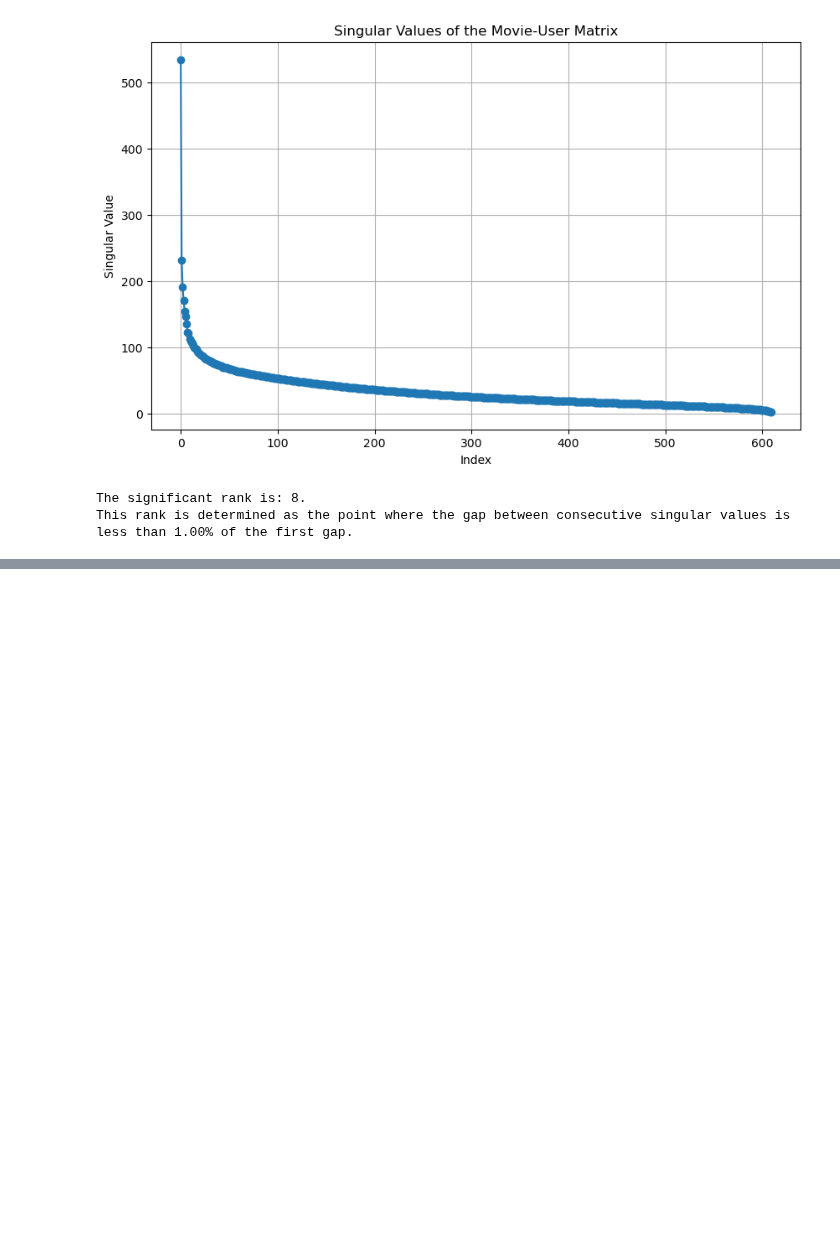
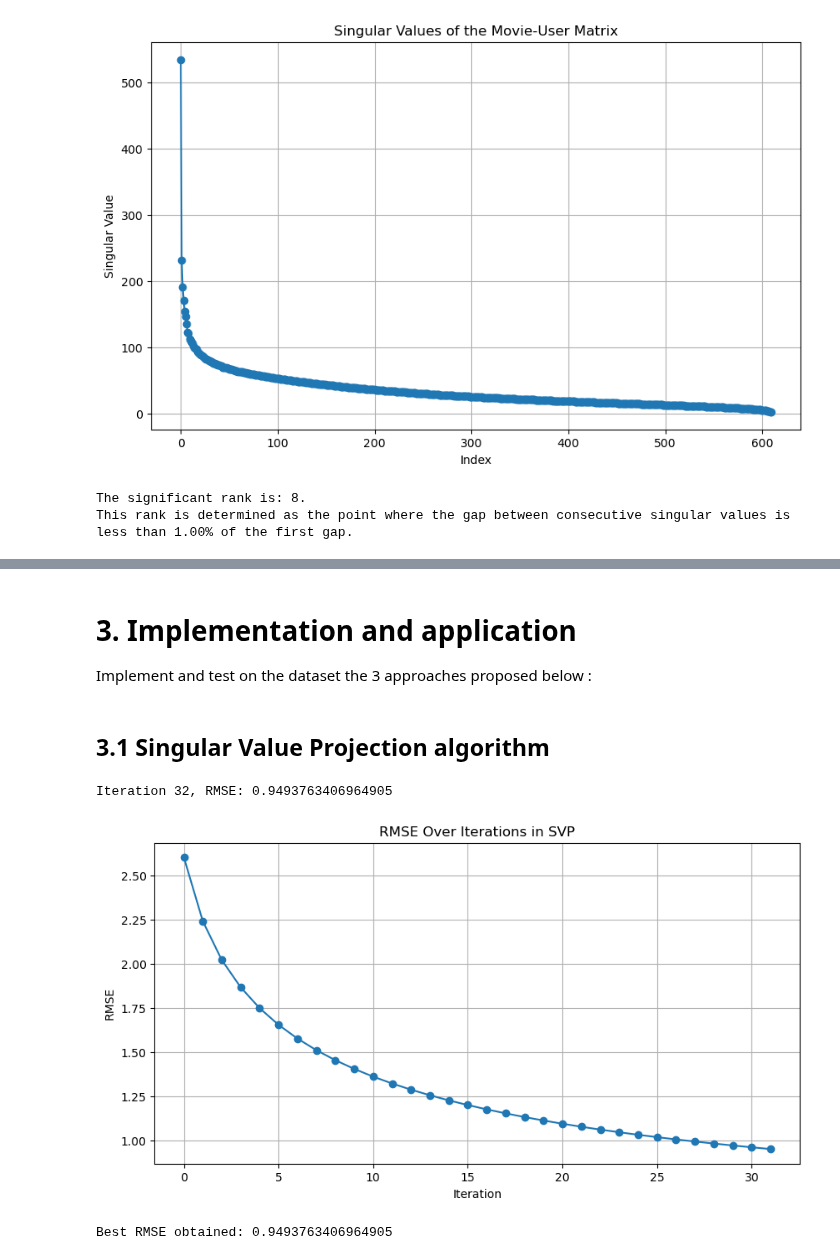
Before and after one commit to Gogonemnem/ensai-assignments, a Jupyter notebook: movie-recommender.ipynb, the cells around one changed output, grey strips where cells are left out. Cells and saved outputs as stored; diff of their text form; code cells hidden in the pictures; blank space fills up the shorter version.

```diff
--- a/movie-recommender.ipynb
+++ b/movie-recommender.ipynb
@@ -345,0 +190,56 @@ Best RMSE obtained: 1.166669241231473
+# %% [markdown]
+# 3. Implementation and application
+Implement and test on the dataset the 3 approaches proposed below :
+# %% [markdown]
+## 3.1 Singular Value Projection algorithm
+# %%
+def svp_algorithm(ratings_matrix, rank, epsilon=0.01):
+    """
+    Singular Value Projection (SVP) Algorithm for Matrix Completion.
+    """
+    rows, cols, ratings = find(ratings_matrix)
+    X_hat = np.zeros(ratings_matrix.shape)
+    best_X_hat = np.copy(X_hat)
+    best_rmse = float('inf')
+    rmse_values = []
+    convergence = False
+    residuals = compute_residuals(X_hat, ratings, (rows, cols))
+
+    while not convergence:
+        X_hat[rows, cols] += residuals
+        X_hat = perform_svd_and_reconstruct(X_hat, rank=rank)
+
+        residuals = compute_residuals(X_hat, ratings, (rows, cols))
+        rmse_current = compute_rmse(residuals)
+        rmse_values.append(rmse_current)
+
+        if rmse_current < best_rmse:
+            best_rmse = rmse_current
+            best_X_hat = np.copy(X_hat)
+
+        if len(rmse_values) > 1 and rmse_current > rmse_values[-2] - epsilon:
+            convergence = True
+
+
+        print(f'\rIteration {len(rmse_values)}, RMSE: {rmse_current}', end='')
+    print()
+
+    return best_X_hat, rmse_values
+
+X_hat, rmse_values = svp_algorithm(ratings_matrix, significant_rank)
+
+# Plot the RMSE values
+plt.figure(figsize=(10, 5))
+plt.plot(rmse_values, marker='o')
+plt.title('RMSE Over Iterations in SVP')
+plt.xlabel('Iteration')
+plt.ylabel('RMSE')
+plt.grid()
+plt.show()
+
+# Output the final RMSE and the best RMSE obtained
+print(f"Best RMSE obtained: {min(rmse_values)}")
+# %% [output]
+Iteration 32, RMSE: 0.9493763406964905
+[figure, added]
+Best RMSE obtained: 0.9493763406964905
```
Also changed, not shown: parts of 18 cells of this notebook.
